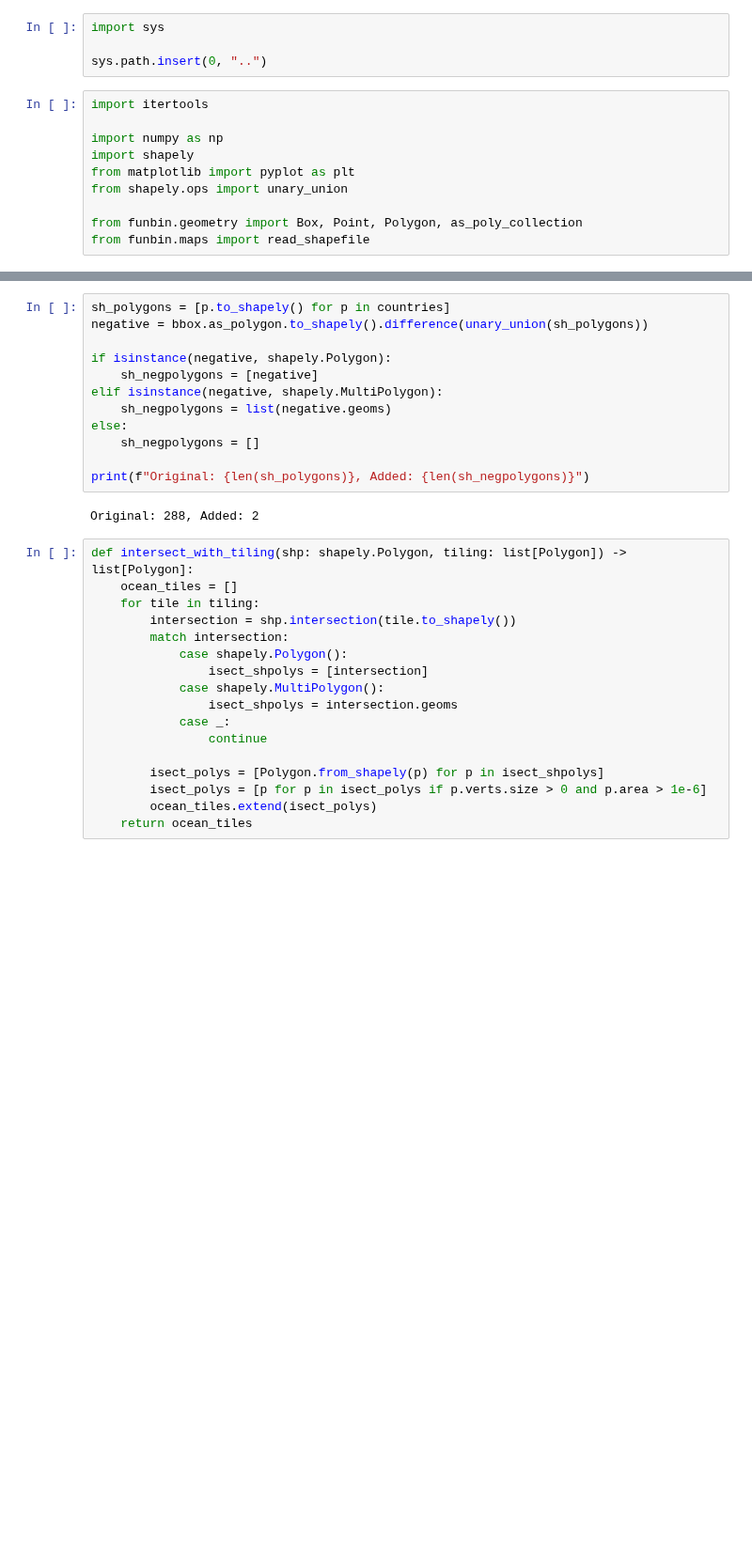
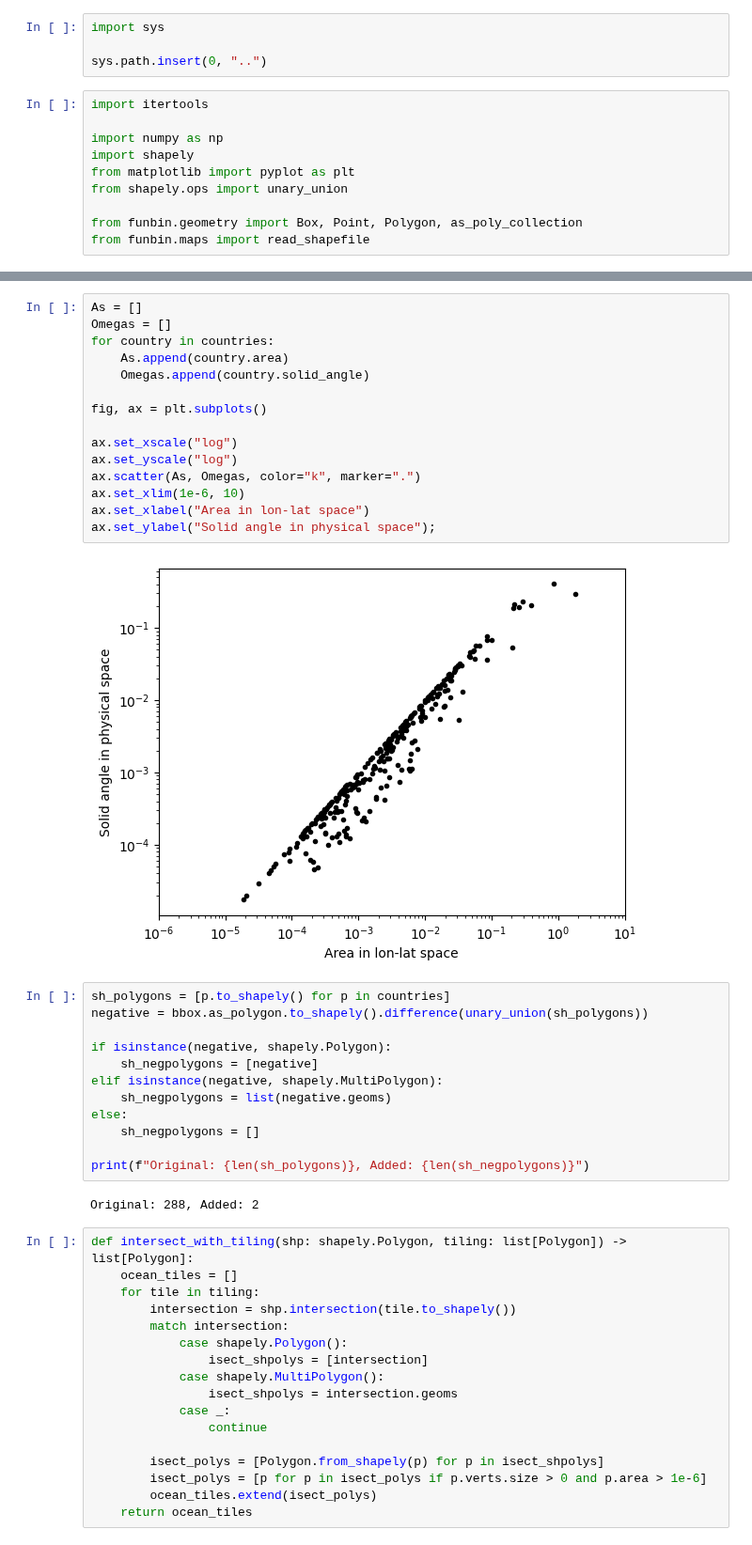
Before and after one commit to nj-vs-vh/funbin, a Jupyter notebook: scripts/negative_space.ipynb, the cells around one changed output, grey strips where cells are left out. Shown at 94% size. Cells and saved outputs as stored; diff of their text form; blank space fills up the shorter version.

```diff
--- a/scripts/negative_space.ipynb
+++ b/scripts/negative_space.ipynb
@@ -18,3 +26,20 @@ bbox = Box(Point(-180, -90), 360, 180)
+# %%
+As = []
+Omegas = []
+for country in countries:
+    As.append(country.area)
+    Omegas.append(country.solid_angle)
+
+fig, ax = plt.subplots()
+
+ax.set_xscale("log")
+ax.set_yscale("log")
+ax.scatter(As, Omegas, color="k", marker=".")
+ax.set_xlim(1e-6, 10)
+ax.set_xlabel("Area in lon-lat space")
+ax.set_ylabel("Solid angle in physical space");
+# %% [output]
+[figure, added]
 # %%
 sh_polygons = [p.to_shapely() for p in countries]
 negative = bbox.as_polygon.to_shapely().difference(unary_union(sh_polygons))
```
Also changed, not shown: parts of 3 cells of this notebook, 3 other files.
